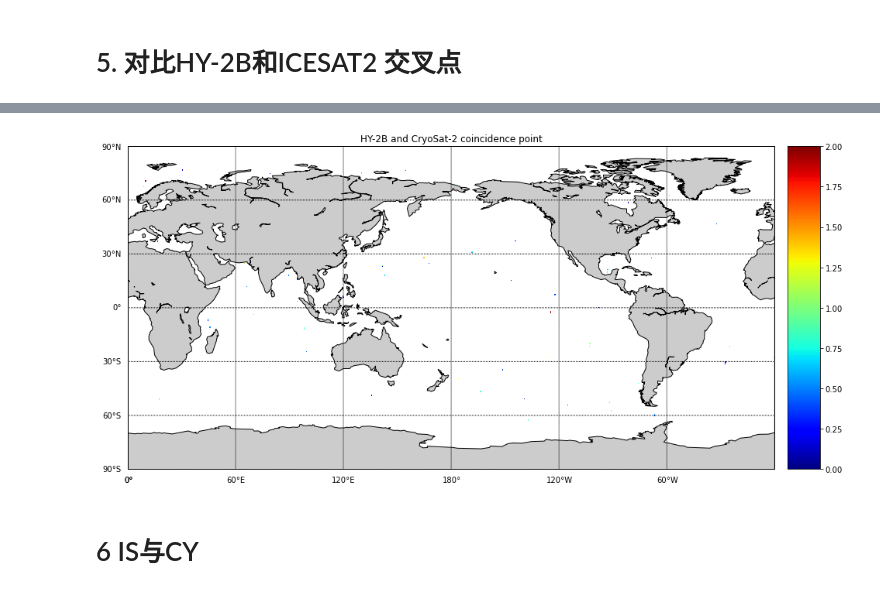
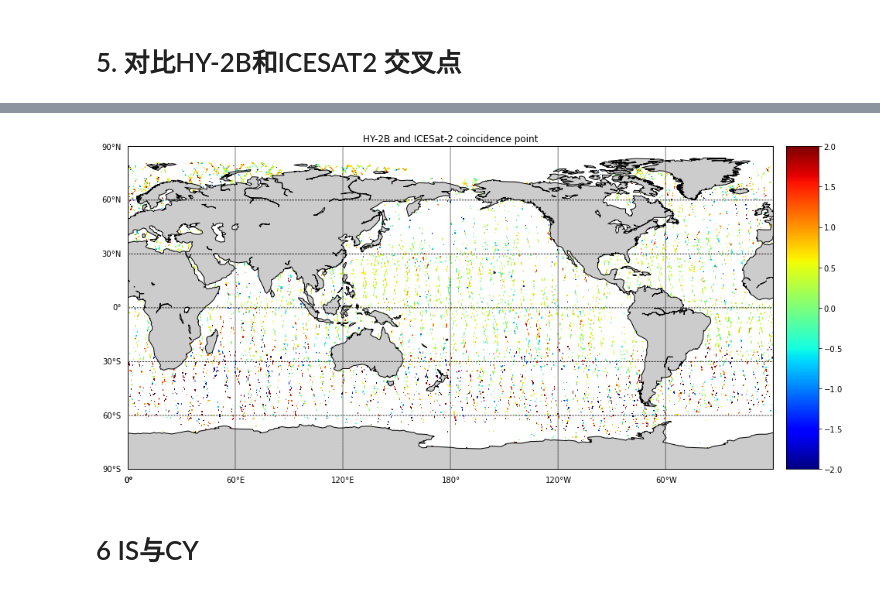
Before and after one commit to LittlematchLM/remote_sensing, a Jupyter notebook: plot_swh_icesat2_cyl.ipynb, the cells around one changed output, grey strips where cells are left out. Cells and saved outputs as stored; diff of their text form; code cells hidden in the pictures.

```diff
--- a/plot_swh_icesat2_cyl.ipynb
+++ b/plot_swh_icesat2_cyl.ipynb
@@ -94,11 +109,0 @@ is_value_array_masked = np.ma.array(is_value_array, mask=is_swhc_mask_array)'''
-# %%
-'''lower_index = []
-for i in range(len(hy_value_array_masked)):
-    if hy_lat_array[i] > 60:
-        lower_index.append(i)
-
-hy_lat_array = np.delete(hy_lat_array, lower_index)
-hy_lon_array = np.delete(hy_lon_array, lower_index)
-hy_value_array = np.delete(hy_value_array, lower_index)
-hy_swhc_mask_array = np.delete(hy_swhc_mask_array, lower_index)
-hy_value_array_masked = np.ma.array(hy_value_array, mask=hy_swhc_mask_array)'''
@@ -157,9 +160,10 @@ plt.close()
 # %% [markdown]
 # 2.HY-2B有效波高显示
 # %%
-# hy_dir_path = 'G:\remote_sensing_data\HY-2B\2020\07\20200701_20200711'
+# hy_dir_path = r'G:\remote_sensing_data\HY-2B\2020\07\20200701_20200711'
 hy_dir_path_01 = r'G:\remote_sensing_data\HY-2B\2020\07\20200701_20200711\20200701'
-hyfiles = glob.glob(hy_dir_path_01 + '\*.nc')
+hy_dir_path_02 = r'G:\remote_sensing_data\HY-2B\2019\07'
+hyfiles = glob.glob(hy_dir_path_02 + '\*.nc')
 hy_lon_array = np.array([])
 hy_lat_array = np.array([])
 hy_value_array = np.array([])
@@ -183,7 +183,7 @@ hy_value_array_masked = np.ma.array(hy_value_array, mask=hy_swhc_mask_array)
 # %%
 '''hy_lower_index = []
 for i in range(len(hy_value_array_masked)):
-    if hy_lat_array[i] > 60:
+    if hy_lat_array[i] > 60 or hy_lat_array[i] < -60:
         hy_lower_index.append(i)
 
 hy_lat_array = np.delete(hy_lat_array, hy_lower_index)
@@ -433,7 +426,7 @@ plt.close()
 # 5. 对比HY-2B和ICESAT2 交叉点
 # %%
 # 将两个grid数组相减，还有数据的部分为交叉点
-hy_is_grid = np.abs(hy_grid - is_grid )
+hy_is_grid = hy_grid - is_grid
 hy_is_diff_grid = np.argwhere(np.isnan(hy_is_grid)!= True)
 # %%
 hy_overlap_swh = np.array([])
@@ -462,20 +455,20 @@ print(hy_is_df['HY-2B swh'].mean(), hy_is_df['CRYOSAT swh'].mean(), hy_is_df['Di
 # %%
 plt.figure(figsize=(16, 9))
 is_m = Basemap(projection='cyl', llcrnrlat=-90, urcrnrlat=90, llcrnrlon=0, urcrnrlon=360, resolution='c')
 is_xi, is_yi = is_m(is_x_map, is_y_map)
-h = is_m.pcolor(is_xi ,is_yi, data=hy_is_grid, cmap=plt.cm.jet,vmin=0, vmax=2)
+h = is_m.pcolor(is_xi ,is_yi, data=hy_is_grid, cmap=plt.cm.jet,vmin=-2, vmax=2)
 
 is_m.colorbar(location='right')
 is_m.drawcoastlines()
 is_m.fillcontinents()
 is_m.drawmapboundary()
 is_m.drawparallels(np.arange(-90., 120., 30), labels=[1, 0, 0, 0])
 is_m.drawmeridians(np.arange(-180., 180., 60.), labels=[0, 0, 0, 1])
-plt.title("HY-2B and CryoSat-2 coincidence point")
+plt.title("HY-2B and ICESat-2 coincidence point")
 plt.show()
 plt.close()
 # %% [output]
-[figure, old version]
+[figure, new version]
 # %% [markdown]
 # 6 IS与CY
 # %%
```
Also changed, not shown: parts of 22 cells of this notebook, 6 other files.
